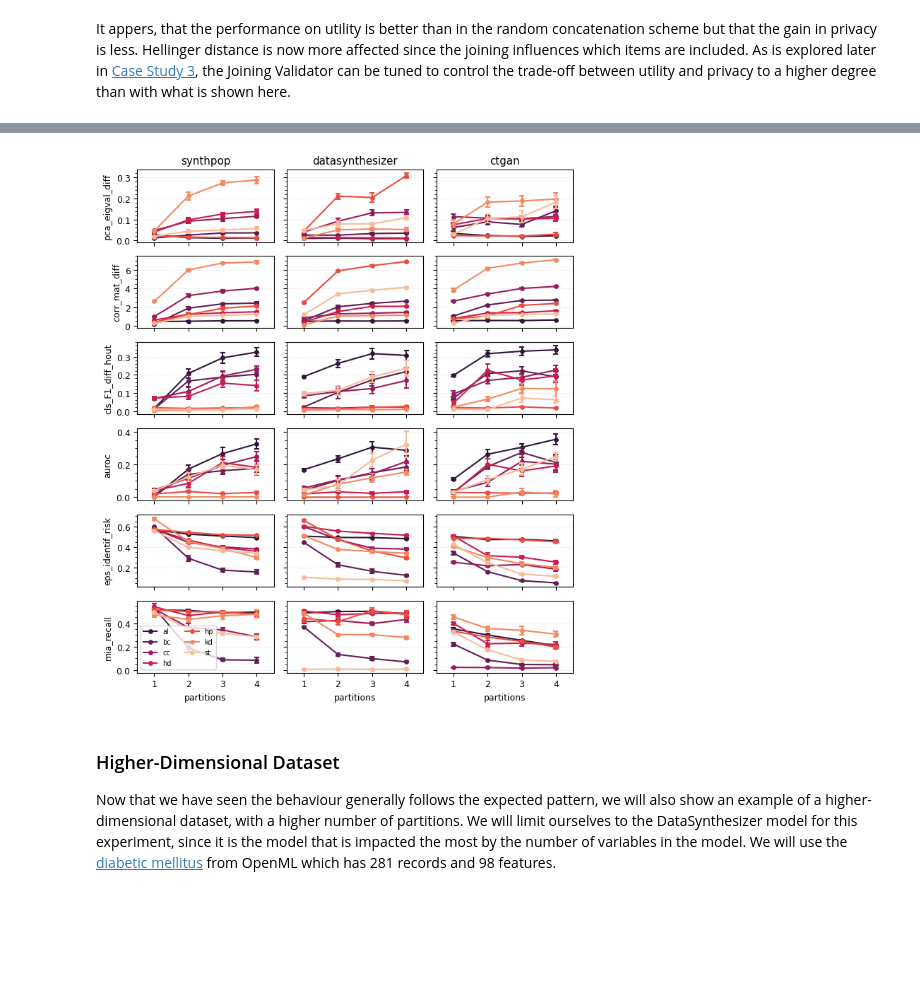
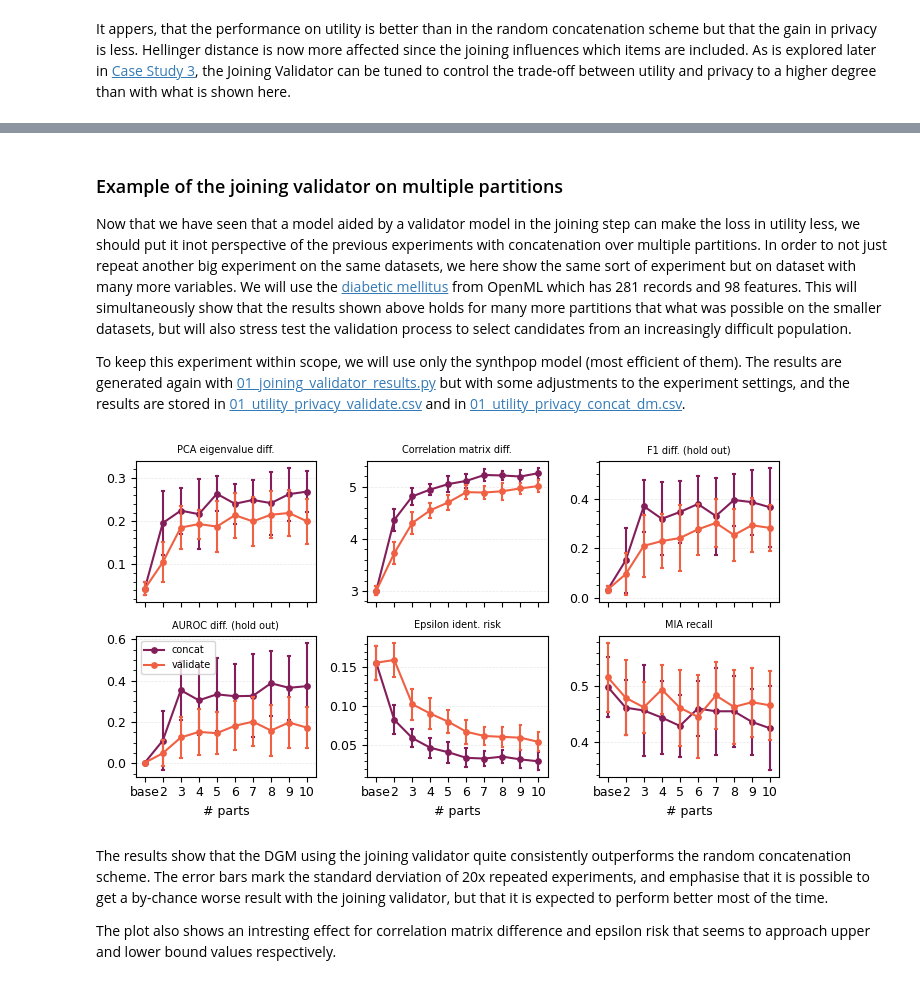
Before and after one commit to notna07/disjoint-synthetic-data-generation, a Jupyter notebook: 01_same_model_partitions.ipynb, the cells around one changed output, grey strips where cells are left out. Cells and saved outputs as stored; diff of their text form; code cells hidden in the pictures; blank space fills up the shorter version.

```diff
--- a/01_same_model_partitions.ipynb
+++ b/01_same_model_partitions.ipynb
@@ -201 +255,7 @@ The experiment is performed in [01_same_model_parts_results.py](experiments/auxi
+# %% [markdown]
+### Example of the joining validator on multiple partitions
+
+Now that we have seen that a model aided by a validator model in the joining step can make the loss in utility less, we should put it inot perspective of the previous experiments with concatenation over multiple partitions. In order to not just repeat another big experiment on the same datasets, we here show the same sort of experiment but on dataset with many more variables. We will use the [diabetic mellitus](https://www.openml.org/search?type=data\&status=active\&id=41430) from OpenML which has 281 records and 98 features. This will simultaneously show that the results shown above holds for many more partitions that what was possible on the smaller datasets, but will also stress test the validation process to select candidates from an increasingly difficult population.
+
+To keep this experiment within scope, we will use only the synthpop model (most efficient of them). The results are generated again with [01_joining_validator_results.py](experiments/auxiliaries/01_joining_validator_results.py) but with some adjustments to the experiment settings, and the results are stored in [01_utility_privacy_validate.csv](experiments/results/01_utility_privacy_validate.csv) and in [01_utility_privacy_concat_dm.csv](experiments/results/01_utility_privacy_concat_dm.csv).
 # %%
@@ -234,14 +310,0 @@ def time_privacy_and_utility_figure(results, models, metrics, return_flag=True):
-# %%
-models = ['synthpop', 'datasynthesizer', 'ctgan']
-metrics = ['pca_eigval_diff', 'corr_mat_diff', 'cls_F1_diff_hout', 'auroc', 'eps_identif_risk', 'mia_recall']
-
-results = pd.read_csv('experiments/results/01_utility_privacy_concat.csv')
-
-fig = time_privacy_and_utility_figure(results, models, metrics, return_flag=False)
-# %% [output]
-[figure, removed]
-# %% [markdown]
-### Higher-Dimensional Dataset
-
-Now that we have seen the behaviour generally follows the expected pattern, we will also show an example of a higher-dimensional dataset, with a higher number of partitions.
-We will limit ourselves to the DataSynthesizer model for this experiment, since it is the model that is impacted the most by the number of variables in the model. We will use the [diabetic mellitus](https://www.openml.org/search?type=data\&status=active\&id=41430) from OpenML which has 281 records and 98 features.
@@ -252,0 +311,21 @@ df_test = pd.read_csv('experiments/datasets/diabetic_mellitus_test.csv')
+# %%
+results_concat = pd.read_csv('experiments/results/01_utility_privacy_concat_dm.csv')
+results_valid = pd.read_csv('experiments/results/01_utility_privacy_validate.csv')
+
+metrics = {
+    "pca_eigval_diff" : "PCA eigenvalue diff.",
+    "corr_mat_diff": "Correlation matrix diff.",
+    # "avg_h_dist": "Avg. Hellinger dist.",
+    "cls_F1_diff_hout": "F1 diff. (hold out)",
+    "auroc": "AUROC diff. (hold out)",
+    "eps_identif_risk": "Epsilon ident. risk",
+    "mia_recall": "MIA recall",
+}
+
+fig = concat_adapt_comparison_figure(results_concat, results_valid, 'synthpop', 'dm', metrics, return_flag=False)
+# %% [output]
+[figure, added]
+# %% [markdown]
+The results show that the DGM using the joining validator quite consistently outperforms the random concatenation scheme. The error bars mark the standard derviation of 20x repeated experiments, and emphasise that it is possible to get a by-chance worse result with the joining validator, but that it is expected to perform better most of the time.
+
+The plot also shows an intresting effect for correlation matrix difference and epsilon risk that seems to approach upper and lower bound values respectively.
```
Also changed, not shown: parts of 7 cells of this notebook, 8 other files.
